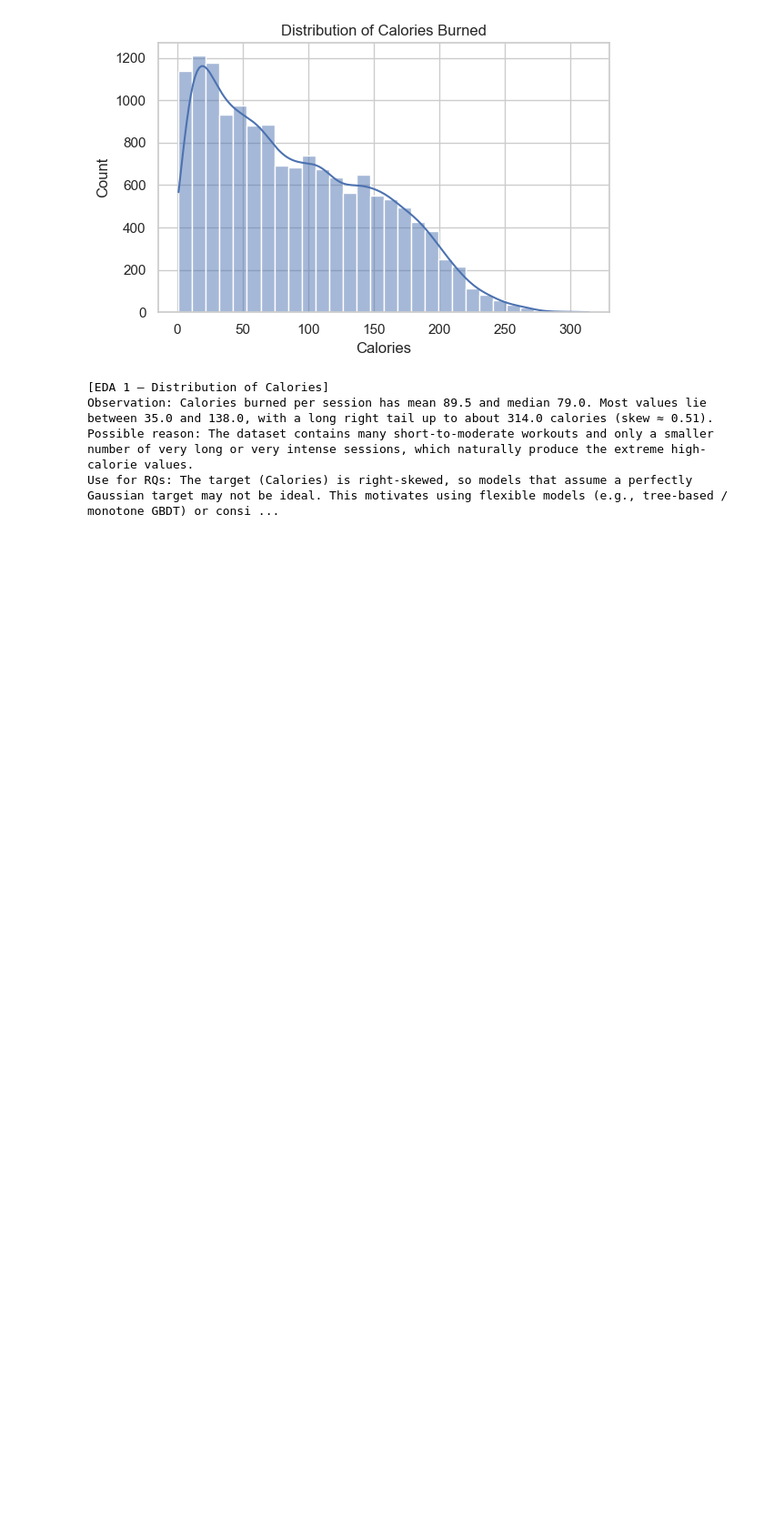
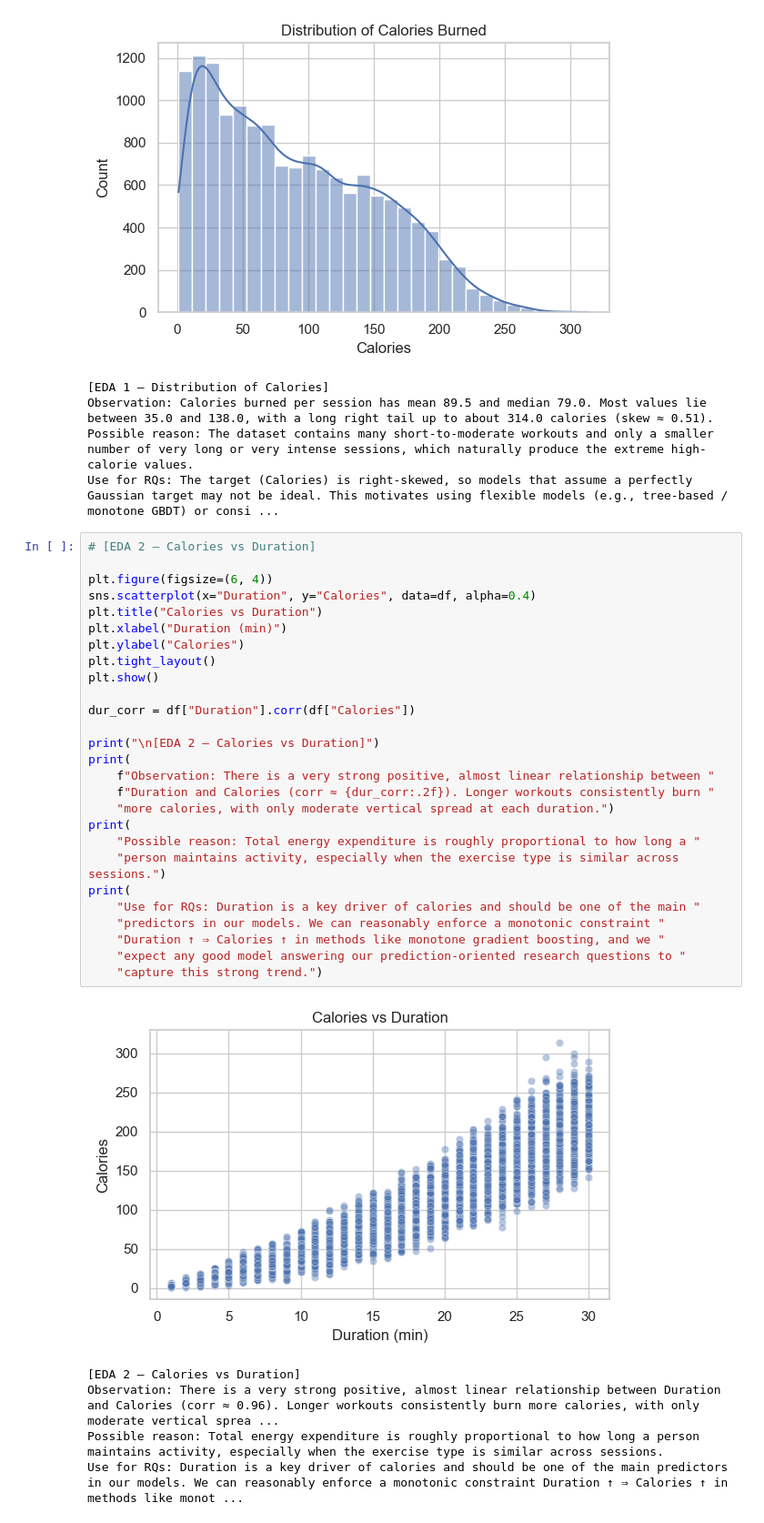
Before and after one commit to haseebshaik00/CalFit-STA-221-Project, a Jupyter notebook: calfit-analysis.ipynb, the cells around one changed output. Shown: that part at 91% size. Cells and saved outputs as stored; diff of their text form; blank space fills up the shorter version.

```diff
--- a/calfit-analysis.ipynb
+++ b/calfit-analysis.ipynb
@@ -180,3 +180,36 @@ print(
 Observation: Calories burned per session has mean 89.5 and median 79.0. Most values lie between 35.0 and 138.0, with a long right tail up to about 314.0 calories (skew ≈ 0.51).
 Possible reason: The dataset contains many short-to-moderate workouts and only a smaller number of very long or very intense sessions, which naturally produce the extreme high-calorie values.
 Use for RQs: The target (Calories) is right-skewed, so models that assume a perfectly Gaussian target may not be ideal. This motivates using flexible models (e.g., tree-based / monotone GBDT) or consi ...
+# %%
+# [EDA 2 – Calories vs Duration]
+
+plt.figure(figsize=(6, 4))
+sns.scatterplot(x="Duration", y="Calories", data=df, alpha=0.4)
+plt.title("Calories vs Duration")
+plt.xlabel("Duration (min)")
+plt.ylabel("Calories")
+plt.tight_layout()
+plt.show()
+
+dur_corr = df["Duration"].corr(df["Calories"])
+
+print("\n[EDA 2 – Calories vs Duration]")
+print(
+    f"Observation: There is a very strong positive, almost linear relationship between "
+    f"Duration and Calories (corr ≈ {dur_corr:.2f}). Longer workouts consistently burn "
+    "more calories, with only moderate vertical spread at each duration.")
+print(
+    "Possible reason: Total energy expenditure is roughly proportional to how long a "
+    "person maintains activity, especially when the exercise type is similar across sessions.")
+print(
+    "Use for RQs: Duration is a key driver of calories and should be one of the main "
+    "predictors in our models. We can reasonably enforce a monotonic constraint "
+    "Duration ↑ ⇒ Calories ↑ in methods like monotone gradient boosting, and we "
+    "expect any good model answering our prediction-oriented research questions to "
+    "capture this strong trend.")
+# %% [output]
+[figure, added]
+[EDA 2 – Calories vs Duration]
+Observation: There is a very strong positive, almost linear relationship between Duration and Calories (corr ≈ 0.96). Longer workouts consistently burn more calories, with only moderate vertical sprea ...
+Possible reason: Total energy expenditure is roughly proportional to how long a person maintains activity, especially when the exercise type is similar across sessions.
+Use for RQs: Duration is a key driver of calories and should be one of the main predictors in our models. We can reasonably enforce a monotonic constraint Duration ↑ ⇒ Calories ↑ in methods like monot ...
```
